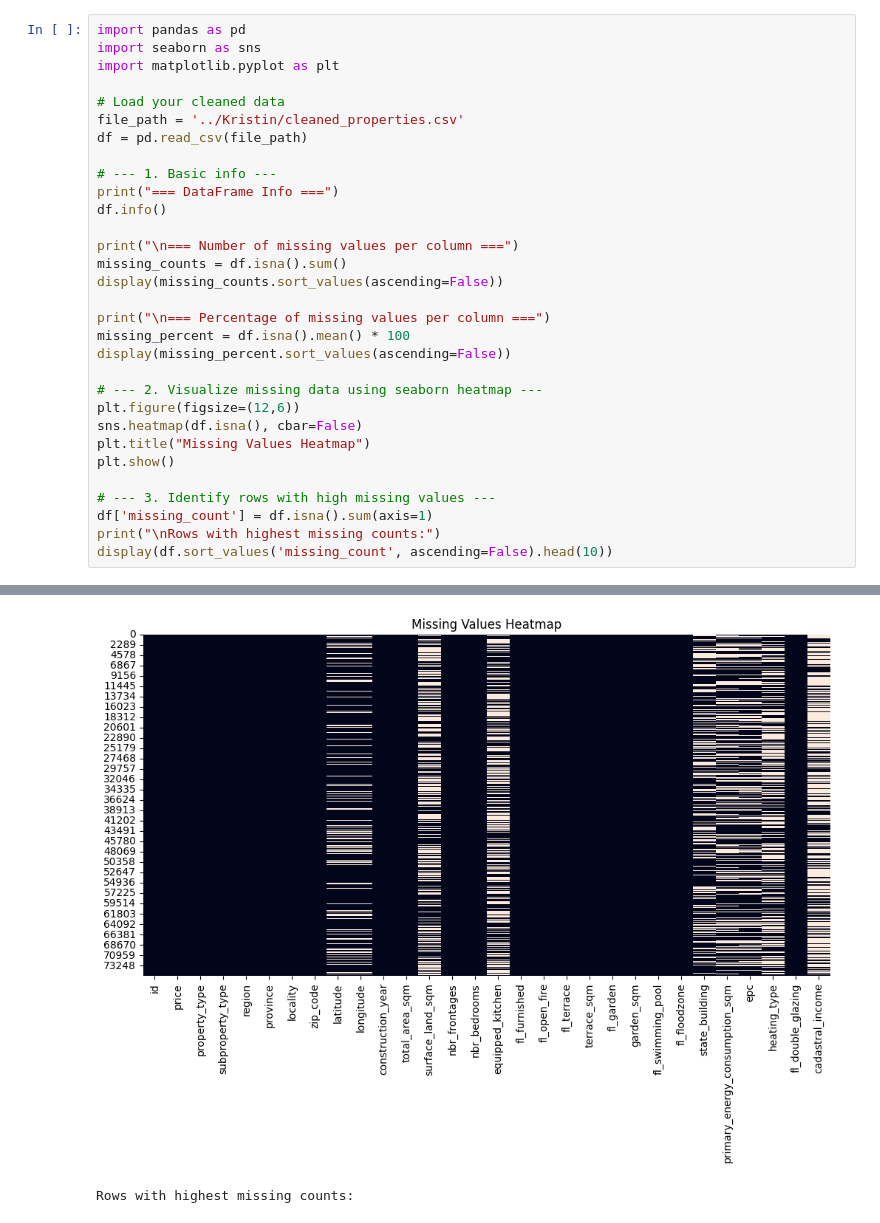
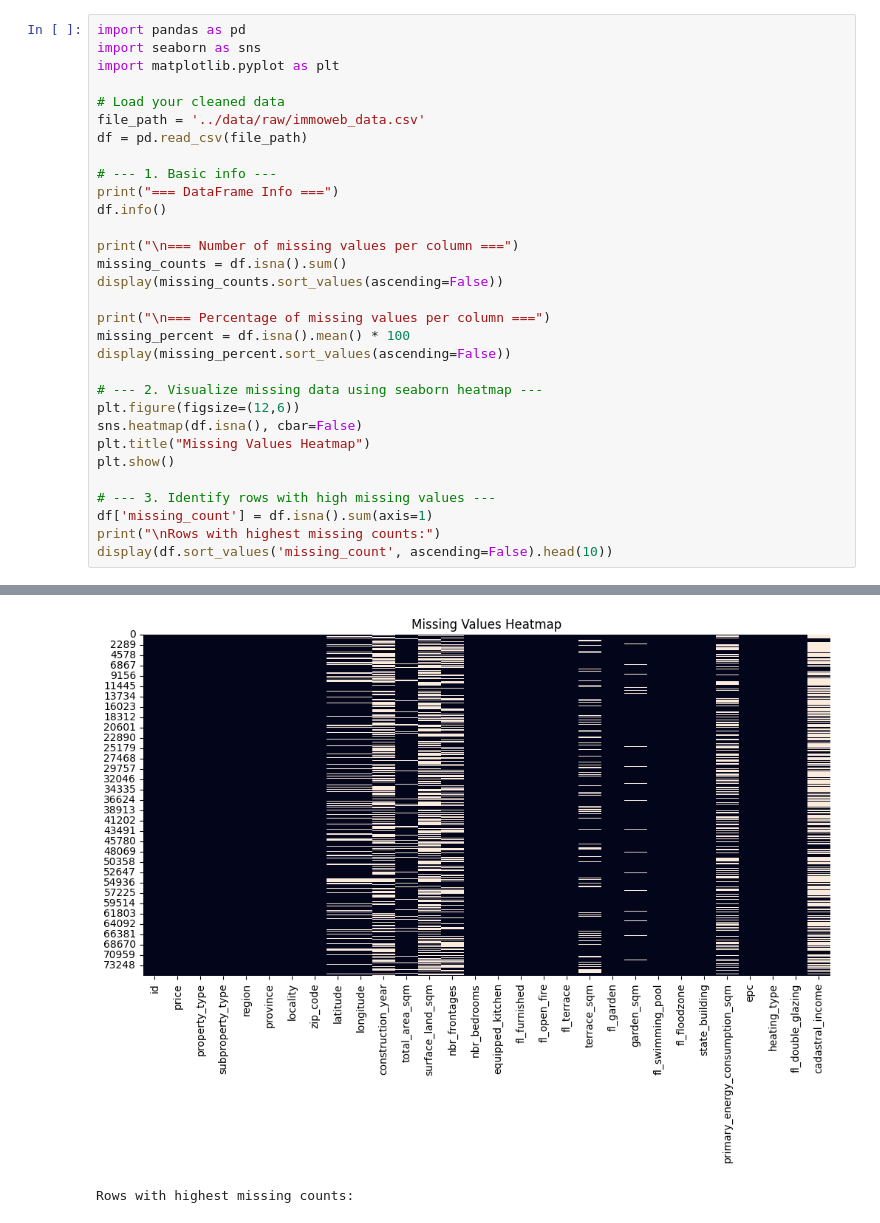
Before and after one commit to Lalovan/Real-estate-price-prediction-Data-analysis, a Jupyter notebook: Kristin/02_data_quality.ipynb, the cells around one changed output, grey strips where cells are left out. Saved outputs shown, nothing was run; the diff lists cells and outputs as text.

Commit message:
Latest updates to pull from data folder

```diff
--- a/Kristin/02_data_quality.ipynb
+++ b/Kristin/02_data_quality.ipynb
@@ -4,7 +4,7 @@ import seaborn as sns
 import matplotlib.pyplot as plt
 
 # Load your cleaned data
-file_path = '../Kristin/cleaned_properties.csv'
+file_path = '../data/raw/immoweb_data.csv'
 df = pd.read_csv(file_path)
 
 # --- 1. Basic info ---
@@ -83,5 +83,5 @@ fl_swimming_pool                   0.000000
 fl_double_glazing                  0.000000
 dtype: float64
-[figure, old version]
+[figure, new version]
 Rows with highest missing counts:
 |  | id | price | property_type | subproperty_type | region | province | locality | zip_code | latitude | ... |
```
Also changed, not shown: parts of 1 cell of this notebook, 1 other file.
